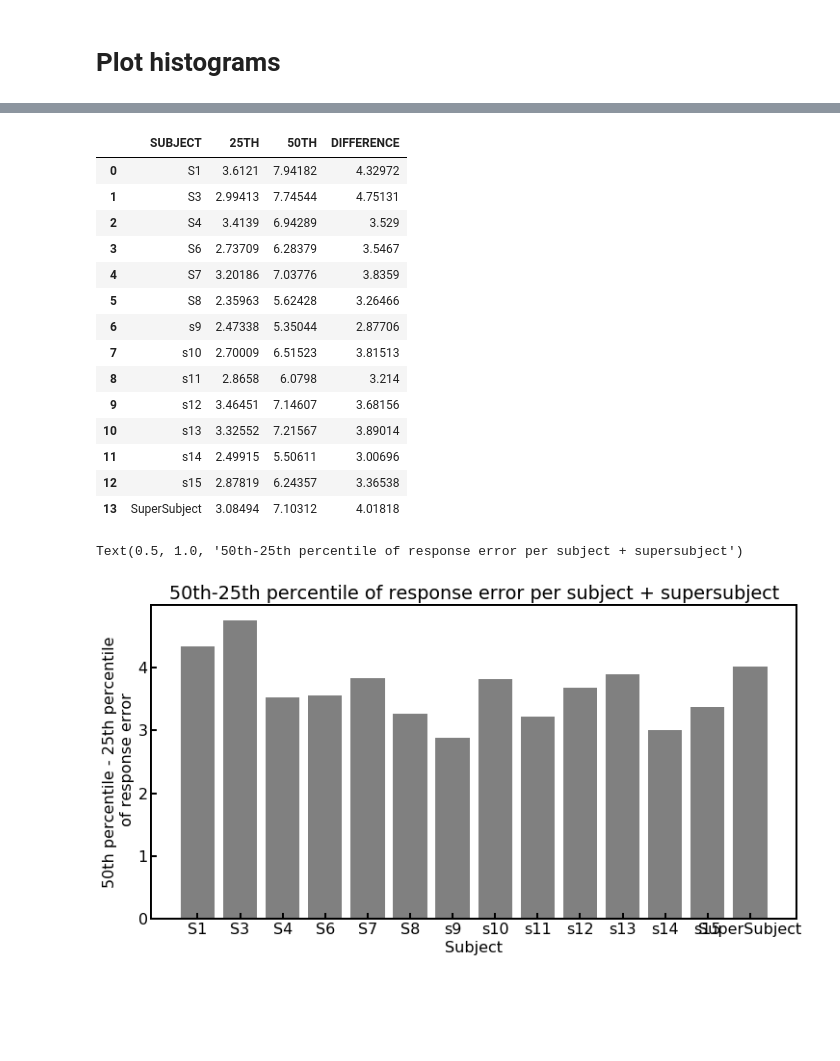
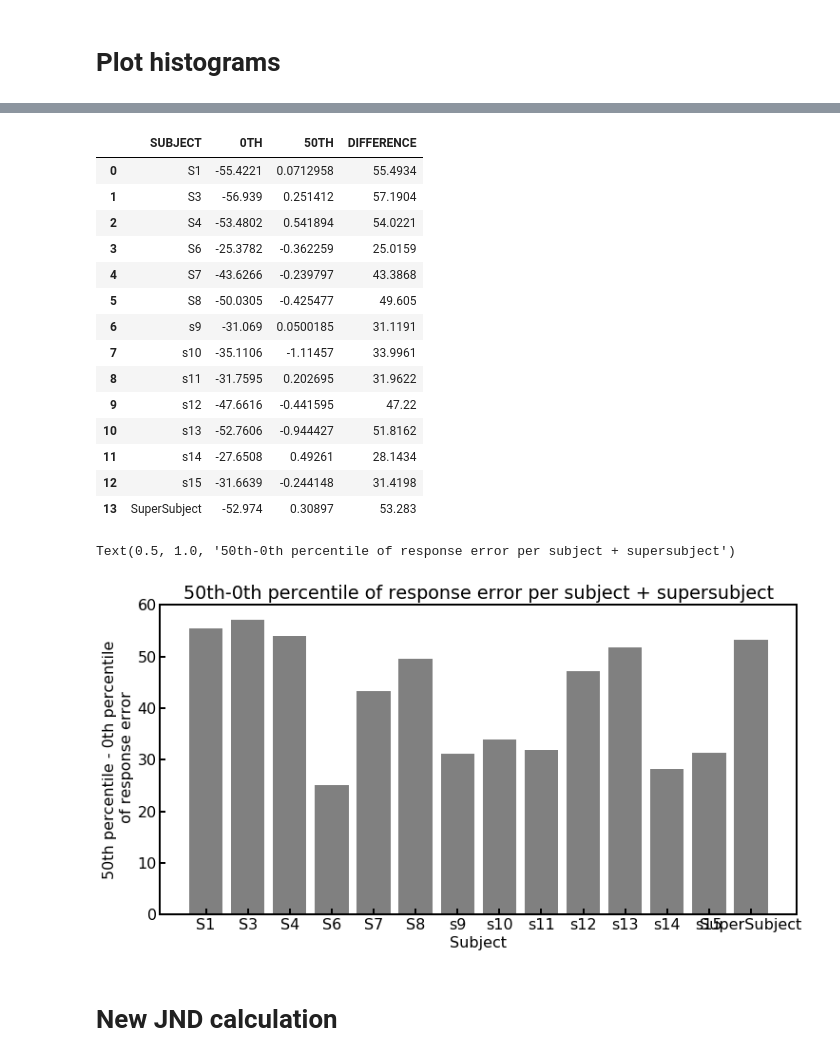
Before and after one commit to WhitneyLab/Serial_Dependence_Analysis_Base, a Jupyter notebook: figures/JND_radiologists/JND_radiologists.ipynb, the cells around one changed output, grey strips where cells are left out. Drawn from its saved outputs; the diff is of its cells as text; code cells hidden in the pictures; blank space fills up the shorter version.

```diff
--- a/figures/JND_radiologists/JND_radiologists.ipynb
+++ b/figures/JND_radiologists/JND_radiologists.ipynb
@@ -57,7 +62,7 @@ subject_names = ['S1', 'S3', 'S4', 'S6', 'S7', 'S8', 's9', 's10', 's11', 's12',
 # %% [markdown]
 # Plot histograms
 # %%
-df_percentiles = pd.DataFrame(columns=['SUBJECT','25TH','50TH'])
+df_percentiles = pd.DataFrame(columns=['SUBJECT','0TH','50TH'])
 alldata = pd.DataFrame(columns=['SUBJECT', 'BOOTSTRAP_VALUES'])
 
 row = 0
@@ -66,14 +71,14 @@ for subject in subject_names:
     # load data:
     subjectdata = pd.read_csv(datapath + subject + '/' + subject + '_VM_output_1nBack.csv')
     df_percentiles.loc[row,'SUBJECT'] = subject
-    df_percentiles.loc[row,'25TH'] = np.percentile(np.asarray(abs(subjectdata['responseError']).dropna()), 25)
-    df_percentiles.loc[row,'50TH'] = np.percentile(np.asarray(abs(subjectdata['responseError']).dropna()), 50)
-    plt.hist(abs(subjectdata['responseError']))
-    plt.vlines(df_percentiles.loc[row,'25TH'], 0, 120, color='red')
+    df_percentiles.loc[row,'0TH'] = np.percentile(np.asarray(subjectdata['responseError'].dropna()), 0)
+    df_percentiles.loc[row,'50TH'] = np.percentile(np.asarray(subjectdata['responseError'].dropna()), 50)
+    plt.hist(subjectdata['responseError'])
+    plt.vlines(df_percentiles.loc[row,'0TH'], 0, 120, color='red')
     plt.vlines(df_percentiles.loc[row,'50TH'], 0, 120, color='blue')
     plt.xlabel('Error magnitude')
     plt.ylabel('Count')
-    plt.xlim([-1, 74])
+#     plt.xlim([-1, 74])
     if subject != 'SuperSubject':
         plt.ylim([0, 120])
     plt.title('Histogram of errors for subject ' + subject)
@@ -99,29 +104,31 @@ for subject in subject_names:
 # %%
-df_percentiles['DIFFERENCE'] = df_percentiles['50TH'] - df_percentiles['25TH']
+df_percentiles['DIFFERENCE'] = df_percentiles['50TH'] - df_percentiles['0TH']
 # %%
 df_percentiles
 # %% [output]
-|  | SUBJECT | 25TH | 50TH | DIFFERENCE |
-| 0 | S1 | 3.6121 | 7.94182 | 4.32972 |
-| 1 | S3 | 2.99413 | 7.74544 | 4.75131 |
-| 2 | S4 | 3.4139 | 6.94289 | 3.529 |
-| 3 | S6 | 2.73709 | 6.28379 | 3.5467 |
-| 4 | S7 | 3.20186 | 7.03776 | 3.8359 |
-| 5 | S8 | 2.35963 | 5.62428 | 3.26466 |
-| 6 | s9 | 2.47338 | 5.35044 | 2.87706 |
-| 7 | s10 | 2.70009 | 6.51523 | 3.81513 |
-| 8 | s11 | 2.8658 | 6.0798 | 3.214 |
-| 9 | s12 | 3.46451 | 7.14607 | 3.68156 |
-| 10 | s13 | 3.32552 | 7.21567 | 3.89014 |
-| 11 | s14 | 2.49915 | 5.50611 | 3.00696 |
-| 12 | s15 | 2.87819 | 6.24357 | 3.36538 |
-| 13 | SuperSubject | 3.08494 | 7.10312 | 4.01818 |
+|  | SUBJECT | 0TH | 50TH | DIFFERENCE |
+| 0 | S1 | -55.4221 | 0.0712958 | 55.4934 |
+| 1 | S3 | -56.939 | 0.251412 | 57.1904 |
+| 2 | S4 | -53.4802 | 0.541894 | 54.0221 |
+| 3 | S6 | -25.3782 | -0.362259 | 25.0159 |
+| 4 | S7 | -43.6266 | -0.239797 | 43.3868 |
+| 5 | S8 | -50.0305 | -0.425477 | 49.605 |
+| 6 | s9 | -31.069 | 0.0500185 | 31.1191 |
+| 7 | s10 | -35.1106 | -1.11457 | 33.9961 |
+| 8 | s11 | -31.7595 | 0.202695 | 31.9622 |
+| 9 | s12 | -47.6616 | -0.441595 | 47.22 |
+| 10 | s13 | -52.7606 | -0.944427 | 51.8162 |
+| 11 | s14 | -27.6508 | 0.49261 | 28.1434 |
+| 12 | s15 | -31.6639 | -0.244148 | 31.4198 |
+| 13 | SuperSubject | -52.974 | 0.30897 | 53.283 |
 # %%
 plt.figure(figsize=(12,6))
 plt.bar(df_percentiles['SUBJECT'],  df_percentiles['DIFFERENCE'], color='gray')
-plt.ylabel('50th percentile - 25th percentile\n of response error')
+plt.ylabel('50th percentile - 0th percentile\n of response error')
 plt.xlabel('Subject')
-plt.title('50th-25th percentile of response error per subject + supersubject')
+plt.title('50th-0th percentile of response error per subject + supersubject')
 # %% [output]
-Text(0.5, 1.0, '50th-25th percentile of response error per subject + supersubject')
+Text(0.5, 1.0, '50th-0th percentile of response error per subject + supersubject')
-[figure, old version]
+[figure, new version]
+# %% [markdown]
+# New JND calculation
```
Also changed, not shown: parts of 15 cells of this notebook.
